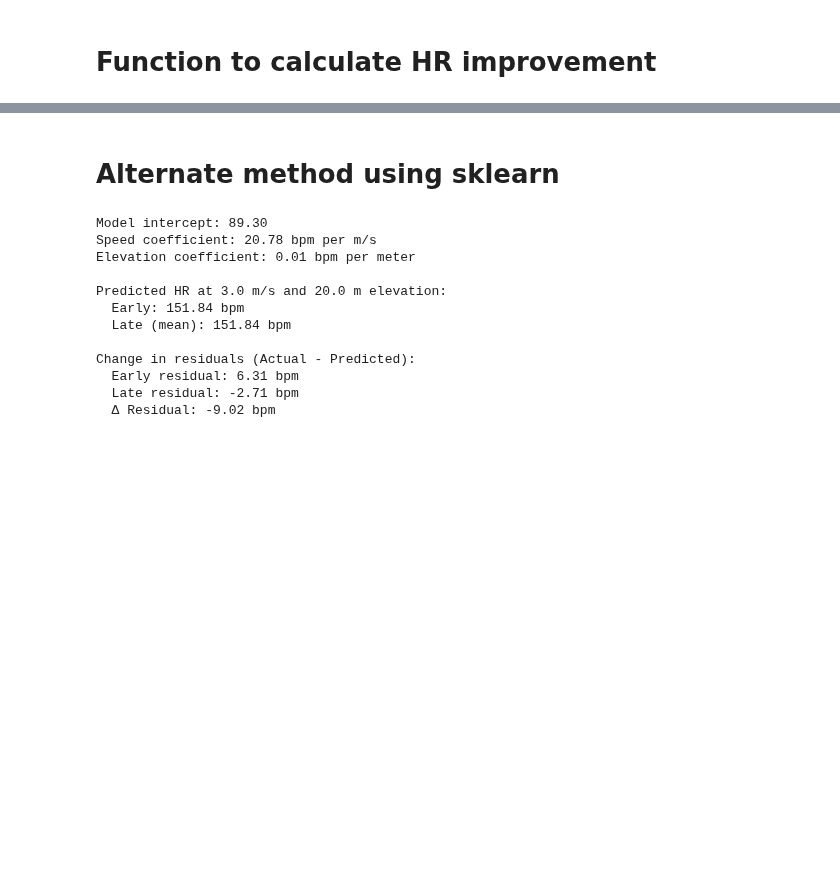
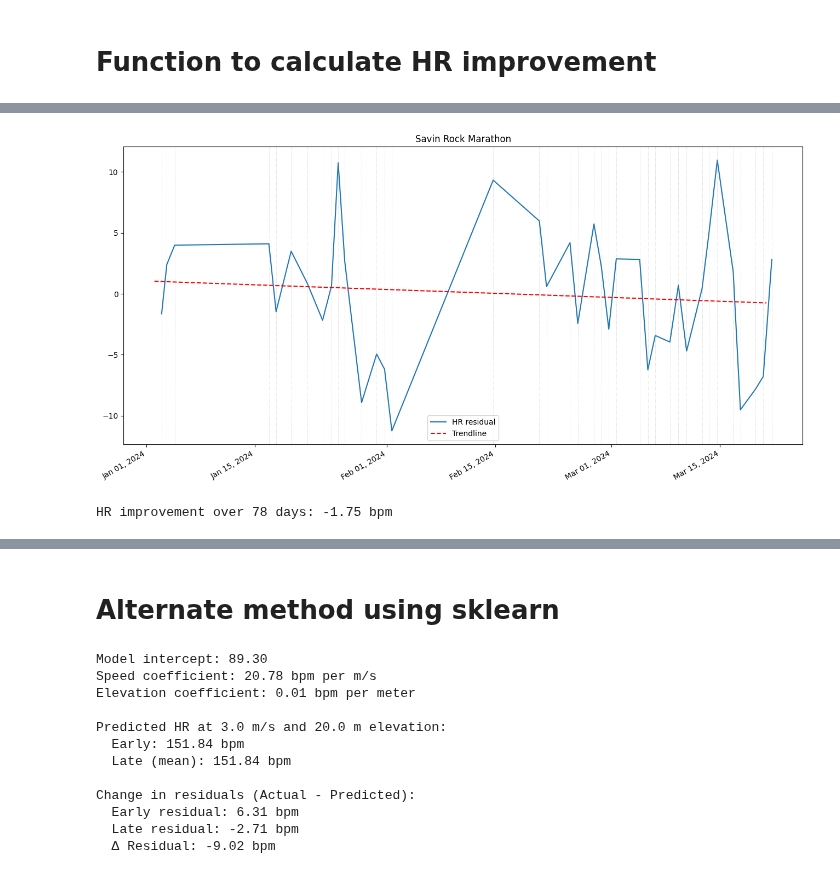
Before and after one commit to ionox0/Runs, a Jupyter notebook: hr_improvment.ipynb, the cells around one changed output, grey strips where cells are left out. Cells and saved outputs as stored; diff of their text form; code cells hidden in the pictures; blank space fills up the shorter version.

```diff
--- a/hr_improvment.ipynb
+++ b/hr_improvment.ipynb
@@ -85 +81,6 @@ plot_hr_improvement('2024-08-01', '2024-11-05')
 HR improvement over 94 days: -11.43 bpm
+# %%
+plot_hr_improvement('2024-01-01', '2024-03-23', title='Savin Rock Marathon')
+# %% [output]
+[figure, added]
+HR improvement over 78 days: -1.75 bpm
```
Also changed, not shown: parts of 6 cells of this notebook.
